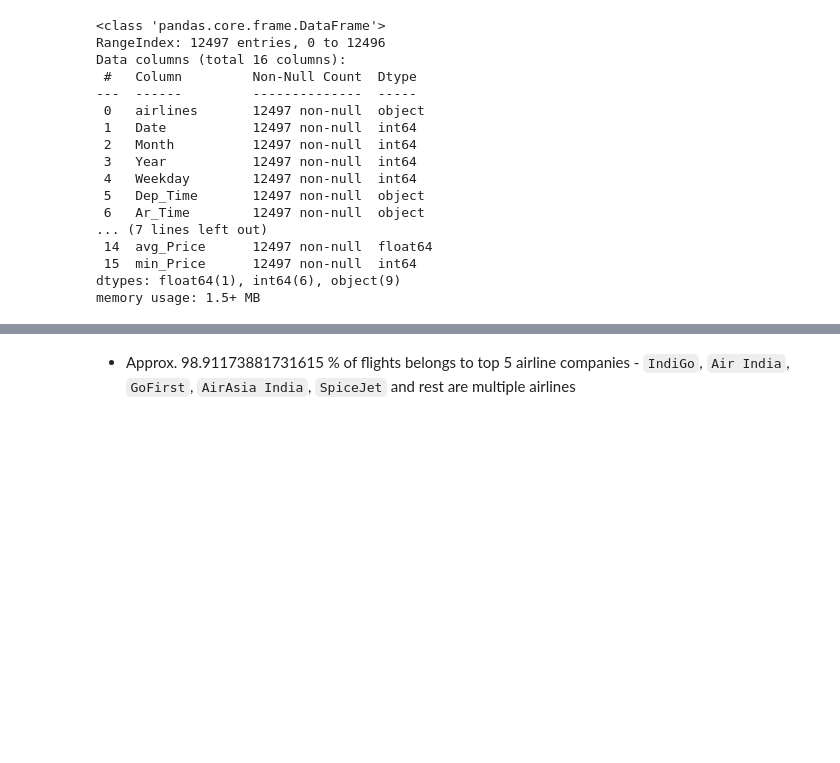
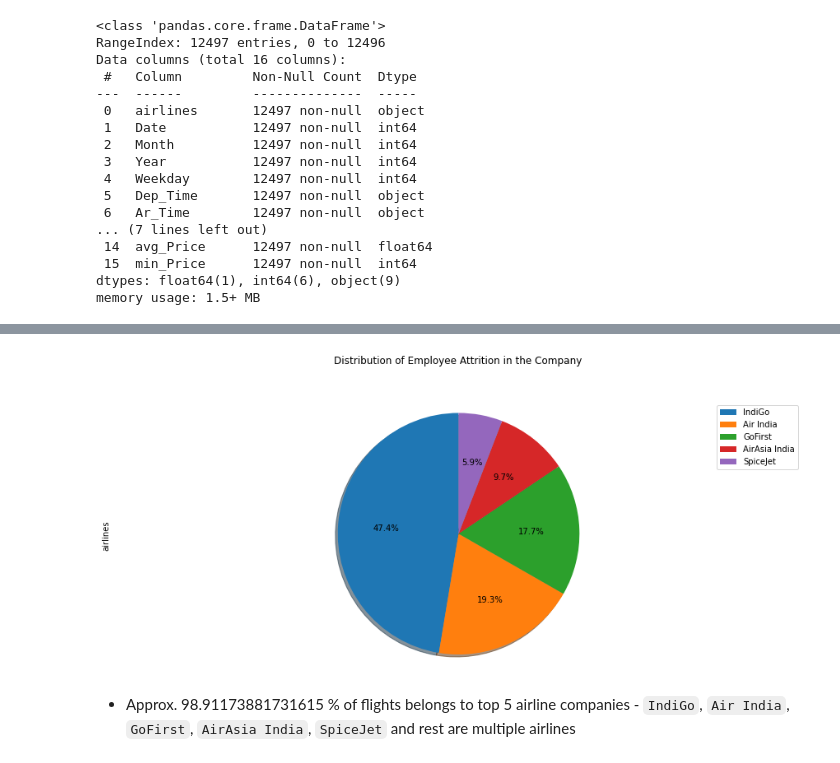
Before and after one commit to hariranjanmeena/optimal-flight-price-prediction, a Jupyter notebook: Exploratory data analysis.ipynb, the cells around one changed output, grey strips where cells are left out. Drawn from its saved outputs; the diff is of its cells as text; code cells hidden in the pictures; blank space fills up the shorter version.

```diff
--- a/Exploratory data analysis.ipynb
+++ b/Exploratory data analysis.ipynb
@@ -86,5 +86,21 @@ SpiceJet, Air India              1
 IndiGo, GoFirst                  1
 Name: airlines, dtype: int64
+# %%
+labels= df['airlines'].value_counts().index[0:5]
+df['airlines'].astype(str).value_counts()[0:5].plot(kind='pie',
+                                               figsize=(15,6),
+                                               autopct='%1.1f%%',
+                                               startangle=90,
+                                               shadow=True,
+                                               labels=None)
+plt.title('Distribution of Employee Attrition in the Company',y=1.12)
+plt.axis('equal')
+# add Legend
+plt.legend(labels=labels,loc='upper right')
+#show plot
+plt.show()
+# %% [output]
+[figure, added]
 # %% [markdown]
 - Approx. 98.91173881731615 % of flights belongs to top 5 airline companies - `IndiGo`, `Air India`, `GoFirst`, `AirAsia India`, `SpiceJet` and rest are multiple airlines
 # %%
```
Also changed, not shown: parts of 32 cells of this notebook, 11 other files.
